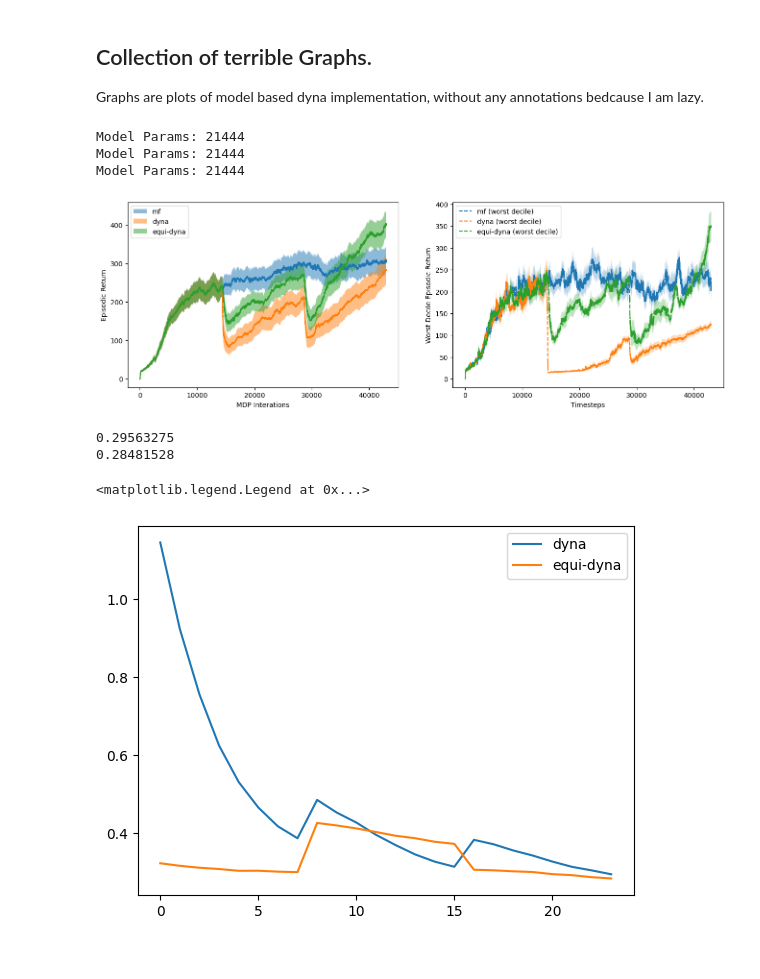
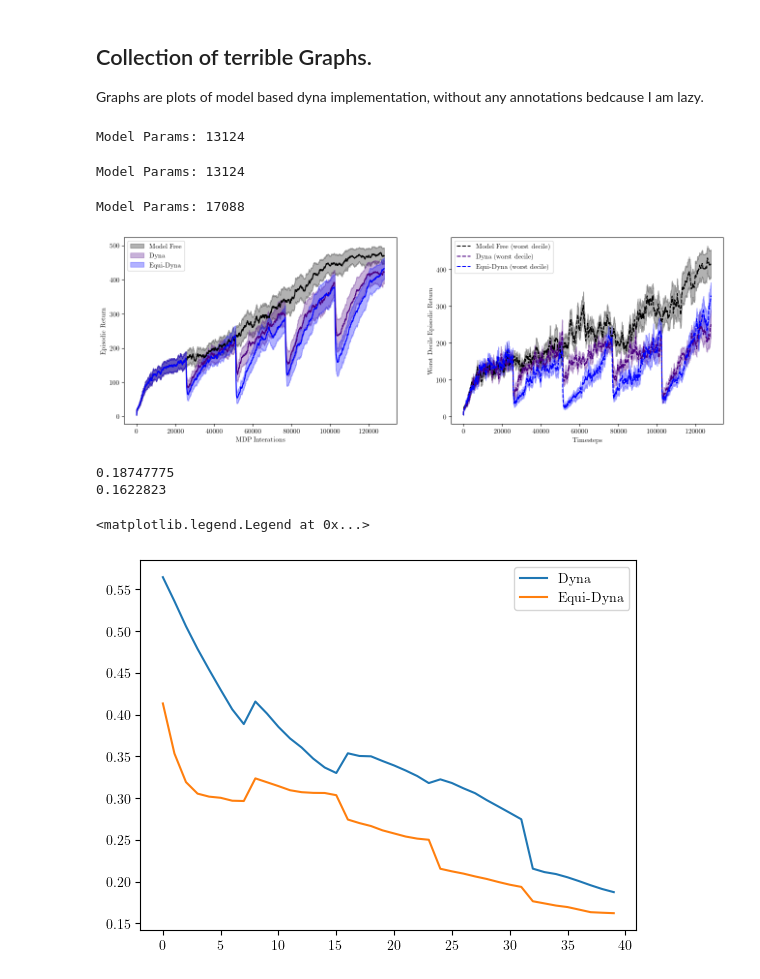
Before and after one commit to seancraven/mono_ms, a Jupyter notebook: dyna/trial.ipynb, the cells around one changed output. Saved outputs shown, nothing was run; the diff lists cells and outputs as text; code cells hidden in the pictures.

```diff
--- a/dyna/trial.ipynb
+++ b/dyna/trial.ipynb
@@ -11,27 +11,28 @@ from dyna.types import ActorCriticHyperParams, DynaHyperParams, TransitionModelH
 import numpy as np
 import jax.numpy as jnp
 # %%
-NUM_UPDATES = 3
+NUM_UPDATES = 5
 TM_LR = 5e-4
 AC_LR = 3.5e-4
 NUM_SEEDS = 16
 NUM_ENVS = 4
 TM_EPOCHS = 1
-PR = 2
+PR = 1
 
-ac_hyp = ActorCriticHyperParams(NUM_UPDATES=28, NUM_EPOCHS=6, LR=AC_LR, PRIV_NUM_TIMESTEPS=128)
-eqi_hyp = TransitionModelHyperParams(MODEL_FN = EquiModel,LR=TM_LR, NUM_EPOCHS=TM_EPOCHS, )
+ac_hyp = ActorCriticHyperParams(NUM_UPDATES=50, NUM_EPOCHS=6, LR=AC_LR, PRIV_NUM_TIMESTEPS=128)
+eqi_hyp = TransitionModelHyperParams(MODEL_FN=EquiModel,LR=TM_LR, NUM_EPOCHS=TM_EPOCHS, )
 tm_hyp = TransitionModelHyperParams(MODEL_FN=Model,LR=TM_LR, NUM_EPOCHS=TM_EPOCHS, )
 no_m_hyp = TransitionModelHyperParams(USE_MODEL=False, LR=TM_LR, NUM_EPOCHS=TM_EPOCHS, )
 mf_hyp = DynaHyperParams(ac_hyp, no_m_hyp, NUM_UPDATES=NUM_UPDATES, PLANNING_RATIO=PR, NUM_ENVS=NUM_ENVS)
 dyna_hyp = DynaHyperParams(ac_hyp, tm_hyp, NUM_UPDATES=NUM_UPDATES, PLANNING_RATIO=PR, NUM_ENVS=NUM_ENVS )
 equi_hyp = DynaHyperParams(ac_hyp, eqi_hyp,NUM_UPDATES=NUM_UPDATES, PLANNING_RATIO=PR, NUM_ENVS=NUM_ENVS)
 
-rng = jax.random.PRNGKey(0)
+rng = jax.random.PRNGKey(42)
 rngs = jax.random.split(rng, NUM_SEEDS)
 results= []
 hyp = [mf_hyp, dyna_hyp, equi_hyp]
-names = ['mf', 'dyna', 'equi-dyna']
+names = ['Model Free', 'Dyna', 'Equi-Dyna']
+cs = ["black", "indigo", "blue"]
 def stack_tuple_list(tup_list):
     items = [[] for _ in tup_list[0]]
     for tup in tup_list:
@@ -59,15 +60,16 @@ for h in hyp[:]:
     results.append(result)
     del scan_train
 # %% [output]
-Model Params: 21444
-Model Params: 21444
-Model Params: 21444
+Model Params: 13124
+Model Params: 13124
+Model Params: 17088
 # %%
-
-def moving_average(x, w=10):
+import matplotlib
+matplotlib.rcParams.update({'text.usetex': True, "font.family": "serif"})
+def moving_average(x, w=100):
     return np.convolve(x, np.ones(w), "valid") / w
 fig, ax = plt.subplots(1, 2, figsize=(16, 5))
-for res, name in zip(results, names):
+for res, name, c in zip(results, names, cs):
     traj = res[1]
     # acting_returns = 1 - traj.info["returned_episode_returns"]/ 500
     # ax[0].set_ylim(1e-2, 1)
@@ -81,39 +83,41 @@ for res, name in zip(results, names):
     lower = acting_returns_mean - acting_returns_std
     upper = acting_returns_mean + acting_returns_std
     x = jnp.arange(len(acting_returns_mean))
-    ax[0].plot(acting_returns_mean, )
-    ax[0].fill_between(jnp.arange(len(acting_returns_mean)), lower, upper, alpha=0.5,  label=name)
+    ax[0].plot(acting_returns_mean, color=c)
+    ax[0].fill_between(jnp.arange(len(acting_returns_mean)), lower, upper, alpha=0.3,  label=name, color=c, )
     ax[0].legend()
     ax[0].set_xlabel("MDP Interations")
     ax[0].set_ylabel("Episodic Return")
     cumulative_returns = np.cumsum(acting_returns, axis=1)[:, -1]
     worst_decile = np.quantile(cumulative_returns, 0.1)
     worst_mean = acting_returns[cumulative_returns < worst_decile].mean(axis=0)
     worst_std = acting_returns[cumulative_returns < worst_decile].std(
         axis=0
     ) / np.sqrt(NUM_SEEDS)
     worst_upper = worst_mean + worst_std
     worst_lower = worst_mean - worst_std
     ax[1].plot(
         x,
         moving_average(worst_mean),
         label=f"{name} (worst decile)",
         linestyle="--",
+        color=c,
     )
     ax[1].fill_between(
         x,
         moving_average(worst_lower),
         moving_average(worst_upper),
         alpha=0.3,
+        color=c,
     )
     ax[1].set_xlabel("Timesteps")
     ax[1].set_ylabel("Worst Decile Episodic Return")
 
 ax[0].legend()
 ax[1].legend()
 fig.savefig("plots.png")
 # %% [output]
-[figure, old version]
+[figure, new version]
 # %%
 for info, name in zip(results[1:], names[1:]):
     m_loss= info[-1]
@@ -122,7 +126,7 @@ for info, name in zip(results[1:], names[1:]):
 
 plt.legend()
 # %% [output]
-0.29563275
-0.28481528
+0.18747775
+0.1622823
 <matplotlib.legend.Legend at 0x...>
-[figure, old version]
+[figure, new version]
```
Also changed, not shown: 2 other files.
